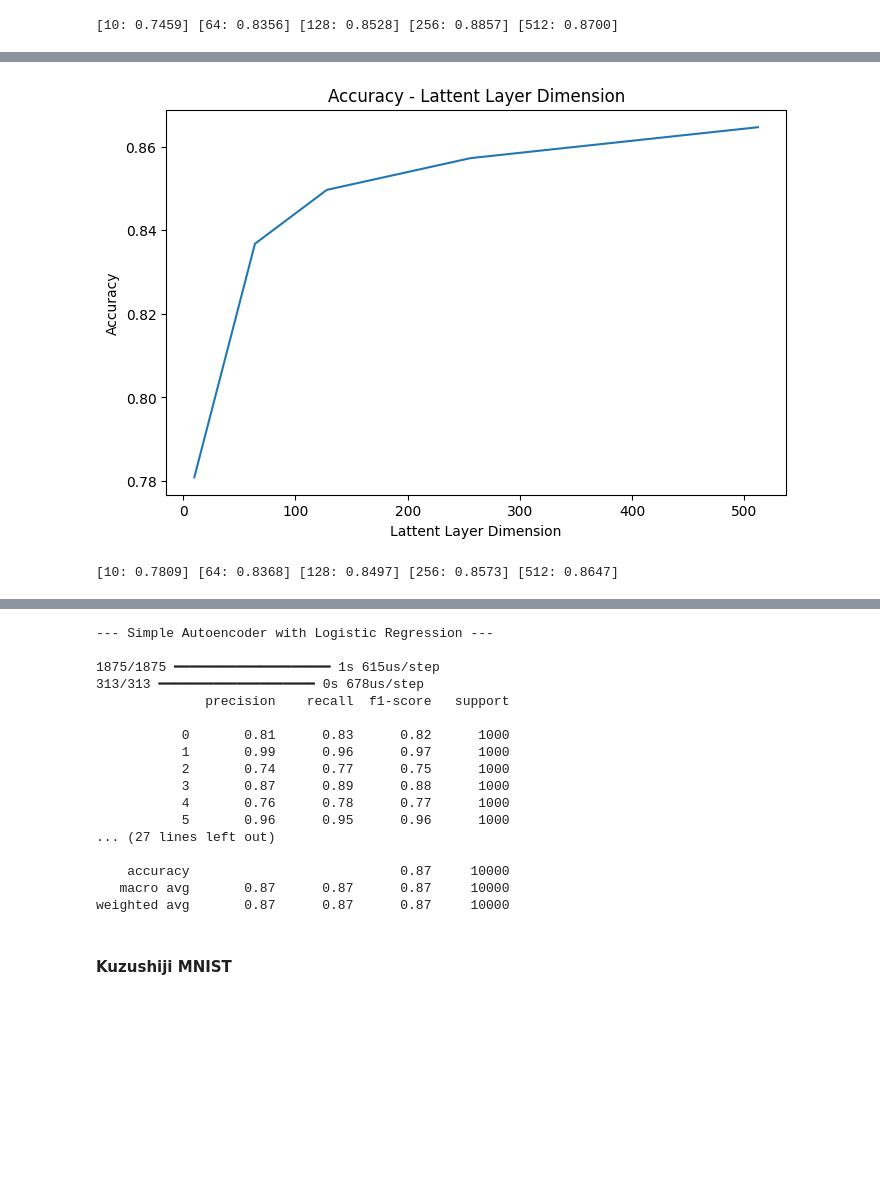
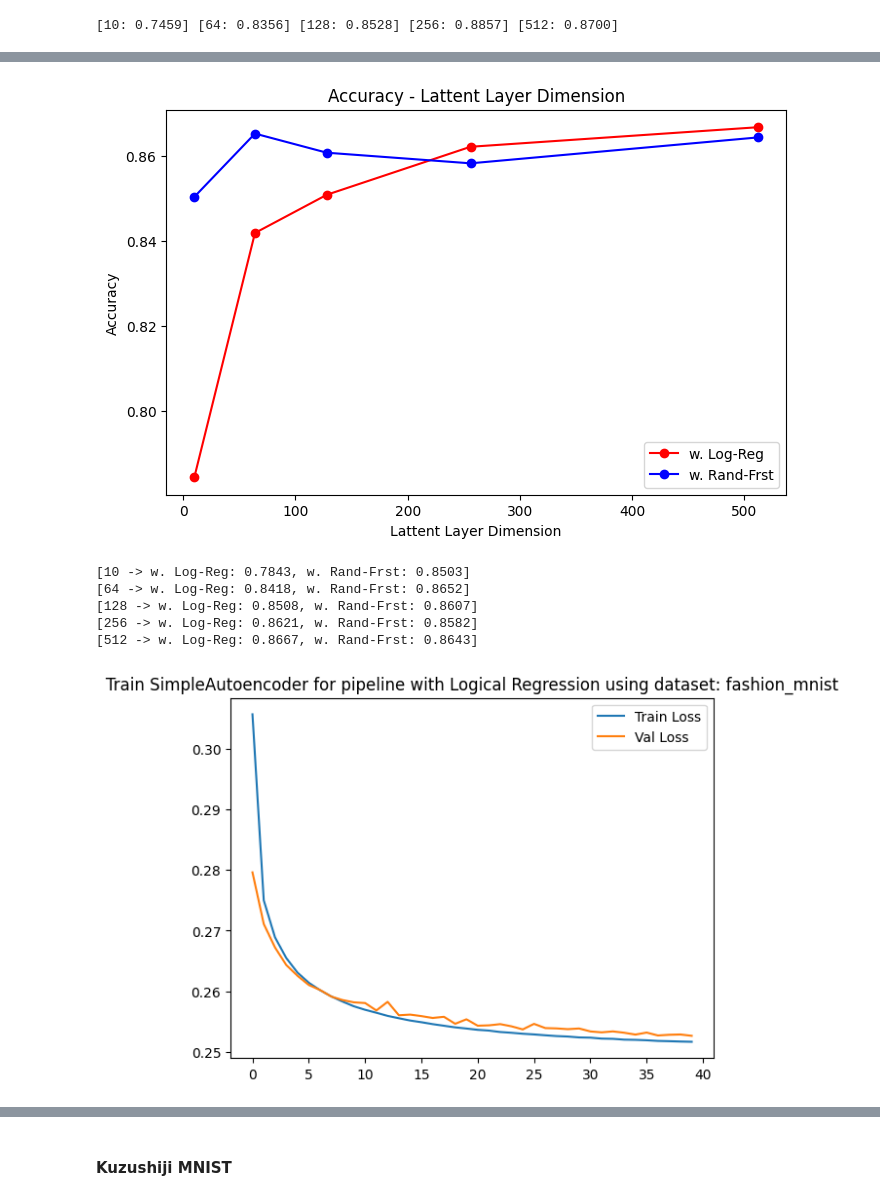
Before and after one commit to mwardynski/machine-learning, a Jupyter notebook: lab7/lab7_4.ipynb, the cells around one changed output, grey strips where cells are left out. Drawn from its saved outputs; the diff is of its cells as text; code cells hidden in the pictures; blank space fills up the shorter version.

```diff
--- a/lab7/lab7_4.ipynb
+++ b/lab7/lab7_4.ipynb
@@ -264,5 +264,7 @@ evaluate_autoencoder(utils.Dataset_Select.F_MNIST.value, param_grid, create_simp
 [figure]
 [10: 0.7459] [64: 0.8356] [128: 0.8528] [256: 0.8857] [512: 0.8700]
 # %%
-f_mnist_encoder_model, latent_dim = find_and_eval_best_encoder(utils.Dataset_Select.F_MNIST.value, SimpleAutoencoder, latent_dims)
+log_reg = LogisticRegression(max_iter=1000, solver="newton-cg")
+rand_frst = RandomForestClassifier(n_estimators=250, random_state=seed)
+find_and_eval_best_encoder(utils.Dataset_Select.F_MNIST.value, SimpleAutoencoder, latent_dims, log_reg, rand_frst)
 # %% [output]
@@ -279,2 +291,7 @@ f_mnist_encoder_model, latent_dim = find_and_eval_best_encoder(utils.Dataset_Sel
-[figure, old version]
+[figure, new version]
-[10: 0.7809] [64: 0.8368] [128: 0.8497] [256: 0.8573] [512: 0.8647]
+[10 -> w. Log-Reg: 0.7843, w. Rand-Frst: 0.8503]
+[64 -> w. Log-Reg: 0.8418, w. Rand-Frst: 0.8652]
+[128 -> w. Log-Reg: 0.8508, w. Rand-Frst: 0.8607]
+[256 -> w. Log-Reg: 0.8621, w. Rand-Frst: 0.8582]
+[512 -> w. Log-Reg: 0.8667, w. Rand-Frst: 0.8643]
+[figure, added]
@@ -281,29 +333,3 @@ f_mnist_encoder_model, latent_dim = find_and_eval_best_encoder(utils.Dataset_Sel
-# %%
-head_model = LogisticRegression(max_iter=1000, solver="newton-cg")
-print("\n--- Simple Autoencoder with Logistic Regression ---\n")
-classify_with_encoder(utils.Dataset_Select.F_MNIST.value, f_mnist_encoder_model, head_model)
-
-head_model = RandomForestClassifier(n_estimators=250, random_state=seed)
-print("\n\n--- Simple Autoencoder with Random Forest ---\n")
-classify_with_encoder(utils.Dataset_Select.F_MNIST.value, f_mnist_encoder_model, head_model)
-# %% [output]
---- Simple Autoencoder with Logistic Regression ---
-
-1875/1875 ━━━━━━━━━━━━━━━━━━━━ 1s 615us/step
-313/313 ━━━━━━━━━━━━━━━━━━━━ 0s 678us/step
-              precision    recall  f1-score   support
-
-           0       0.81      0.83      0.82      1000
-           1       0.99      0.96      0.97      1000
-           2       0.74      0.77      0.75      1000
-           3       0.87      0.89      0.88      1000
-           4       0.76      0.78      0.77      1000
-           5       0.96      0.95      0.96      1000
-... (27 lines left out)
-
-    accuracy                           0.87     10000
-   macro avg       0.87      0.87      0.87     10000
-weighted avg       0.87      0.87      0.87     10000
 # %% [markdown]
 #### Kuzushiji MNIST
 # %%
```
Also changed, not shown: parts of 5 cells of this notebook.
